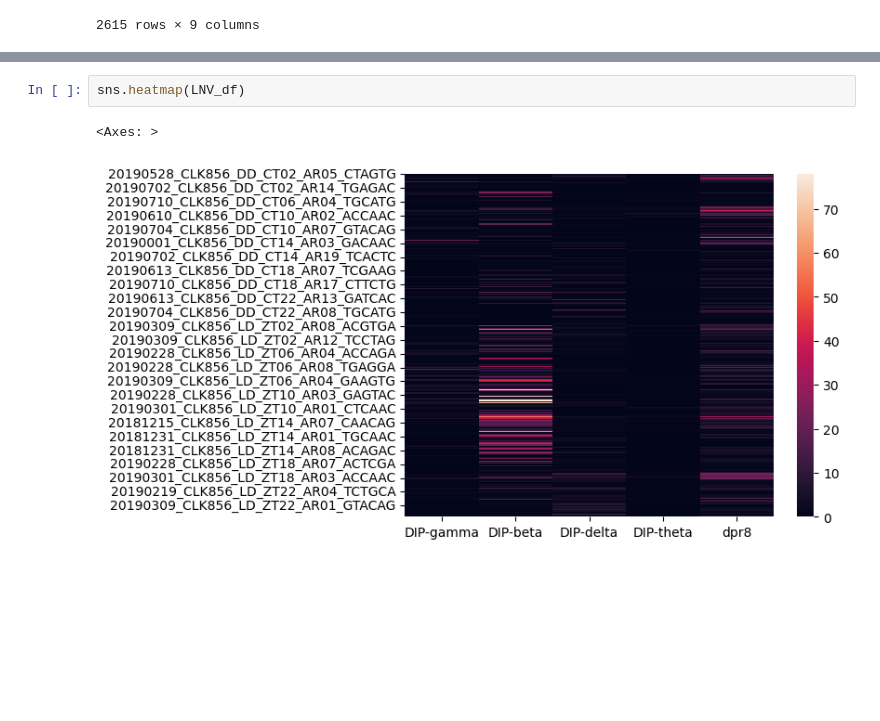
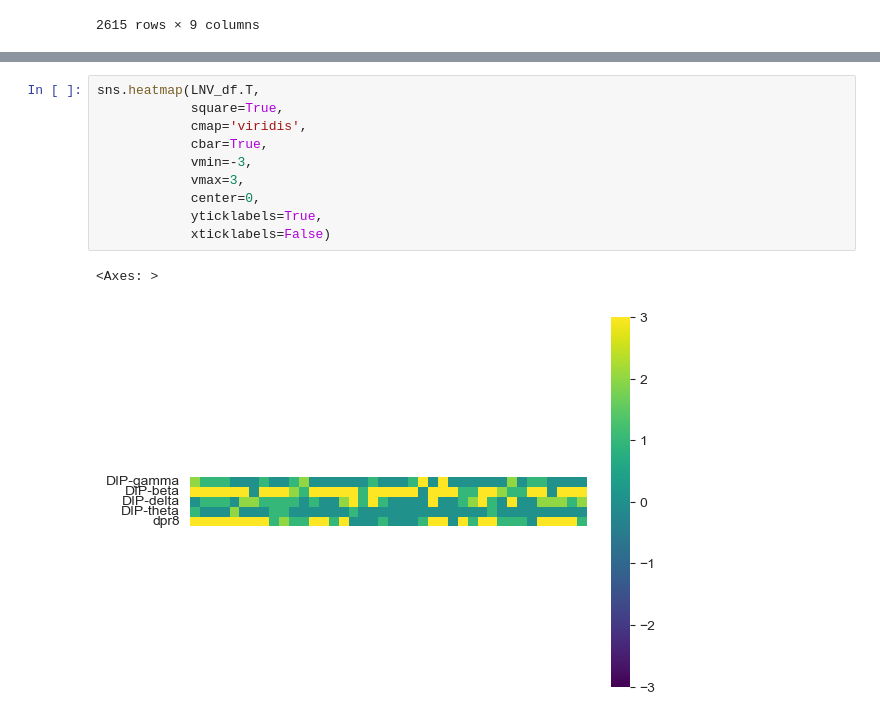
Before and after one commit to gonzagrau/circadian-drosophilia-viewer, a Jupyter notebook: tests_and_preprocessing/test_heatmap.ipynb, the cells around one changed output, grey strips where cells are left out. Saved outputs shown, nothing was run; the diff lists cells and outputs as text; blank space fills up the shorter version.

```diff
--- a/tests_and_preprocessing/test_heatmap.ipynb
+++ b/tests_and_preprocessing/test_heatmap.ipynb
@@ -41,5 +46,13 @@ LNV_df
-# %%
-sns.heatmap(LNV_df)
-# %% [output]
-<Axes: >
-[figure, removed]
+# %%
+sns.heatmap(LNV_df.T,
+            square=True,
+            cmap='viridis',
+            cbar=True,
+            vmin=-3,
+            vmax=3,
+            center=0,
+            yticklabels=True,
+            xticklabels=False)
+# %% [output]
+<Axes: >
+[figure, added]
```
Also changed, not shown: parts of 1 cell of this notebook, 10 other files.
